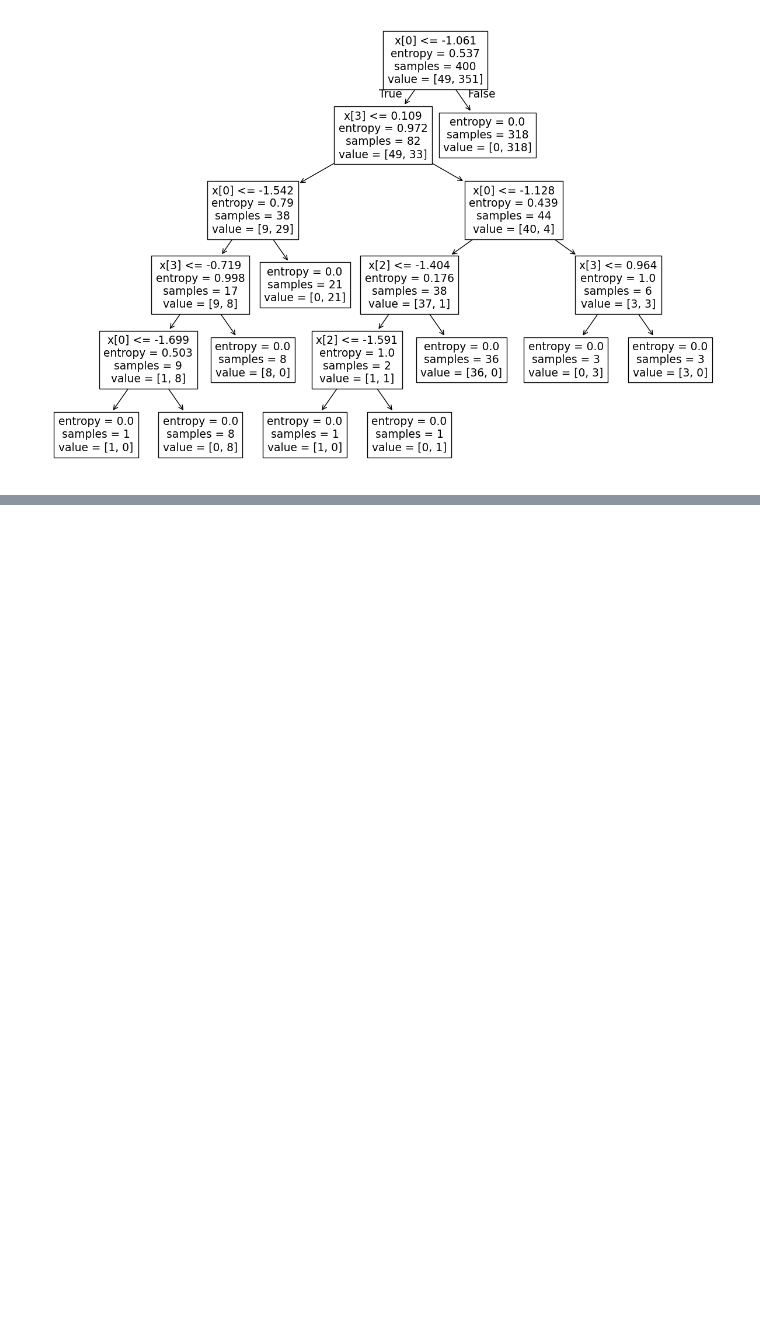
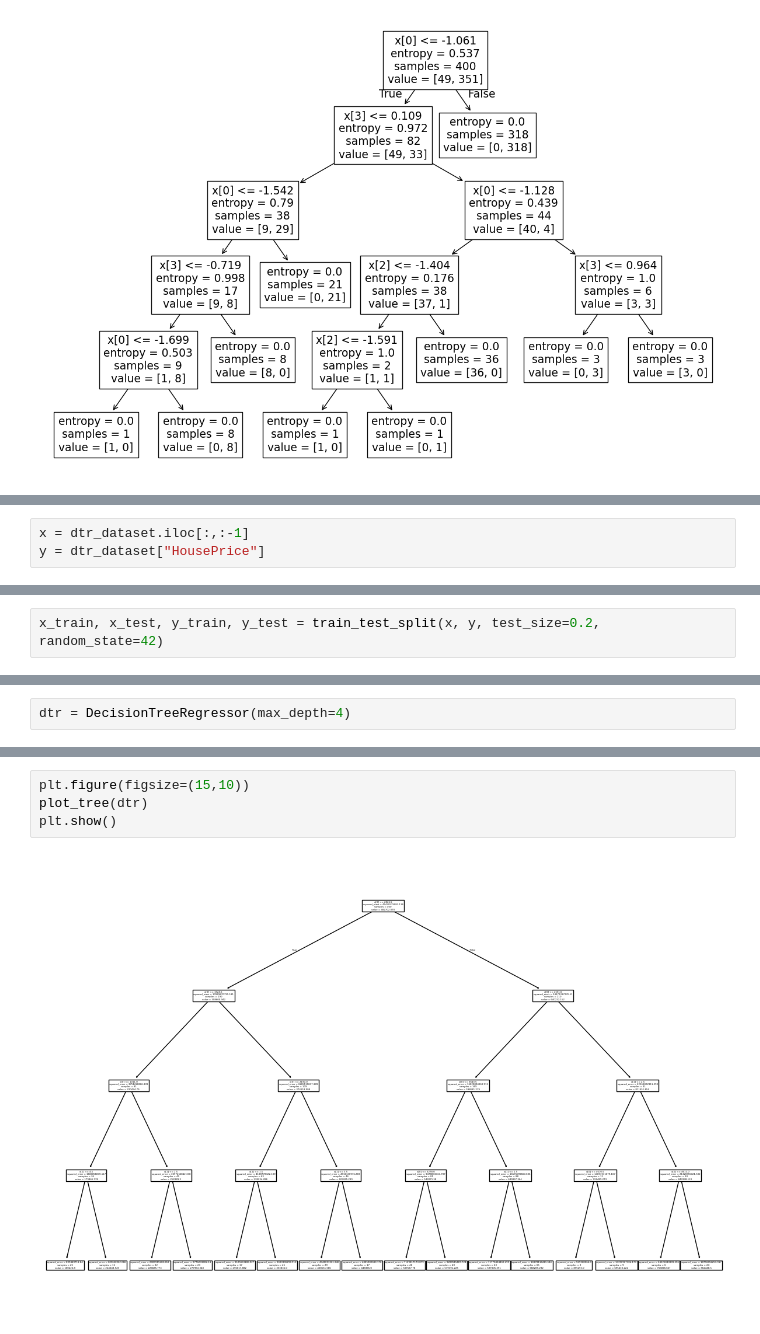
Before and after one commit to Haroon1056/Machine-Learning-Notes, a Jupyter notebook: machine learning.ipynb, the cells around one changed output, grey strips where cells are left out. Saved outputs shown, nothing was run; the diff lists cells and outputs as text; blank space fills up the shorter version.

```diff
--- a/machine learning.ipynb
+++ b/machine learning.ipynb
@@ -1176,0 +1170,3 @@ for i in range(1, 20):
+# %%
+x = dtr_dataset.iloc[:,:-1]
+y = dtr_dataset["HousePrice"]
@@ -1176,0 +1175,2 @@ for i in range(1, 20):
+# %%
+x_train, x_test, y_train, y_test = train_test_split(x, y, test_size=0.2, random_state=42)
@@ -1176,0 +1179,2 @@ for i in range(1, 20):
+# %%
+dtr = DecisionTreeRegressor(max_depth=4)
@@ -1176,0 +1189,6 @@ for i in range(1, 20):
+# %%
+plt.figure(figsize=(15,10))
+plot_tree(dtr)
+plt.show()
+# %% [output]
+[figure, added]
```
Also changed, not shown: parts of 9 cells of this notebook, 2 other files.
